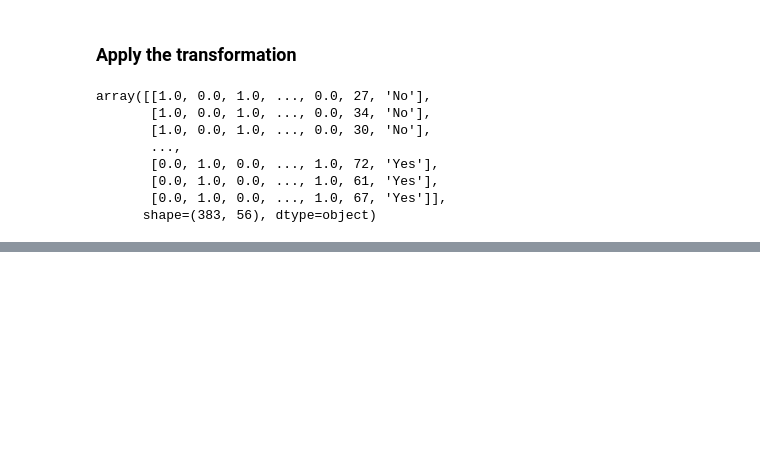
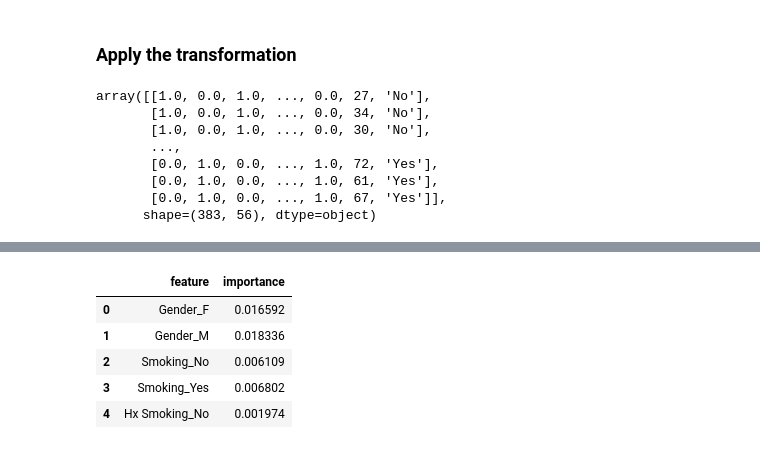
Before and after one commit to Breadley808/UH-MBBE-447-lecture-9-10-Breadley808, a Jupyter notebook: L9_10_notes.ipynb, the cells around one changed output, grey strips where cells are left out. Cells and saved outputs as stored; diff of their text form; code cells hidden in the pictures; blank space fills up the shorter version.

```diff
--- a/L9_10_notes.ipynb
+++ b/L9_10_notes.ipynb
@@ -162,0 +210,4 @@ transformed_df
+# %%
+rf_classifier = RandomForestClassifier()
+
+grid_search = GridSearchCV(estimator=rf_classifier, param_grid=hyperparam_grid, cv=2)
@@ -162,0 +283,15 @@ transformed_df
+# %%
+#Convert to a data frame
+feature_importance_df = pd.DataFrame({
+    'feature': X.columns,
+    'importance': feature_importances
+})
+
+feature_importance_df.head()
+# %% [output]
+|  | feature | importance |
+| 0 | Gender_F | 0.016592 |
+| 1 | Gender_M | 0.018336 |
+| 2 | Smoking_No | 0.006109 |
+| 3 | Smoking_Yes | 0.006802 |
+| 4 | Hx Smoking_No | 0.001974 |
```
Also changed, not shown: parts of 27 cells of this notebook.
